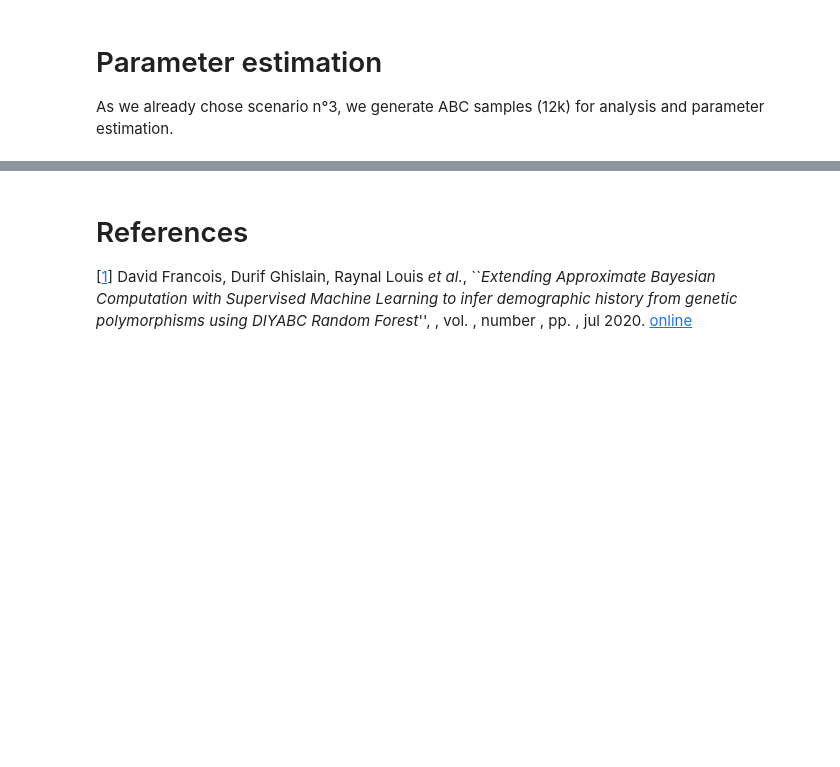
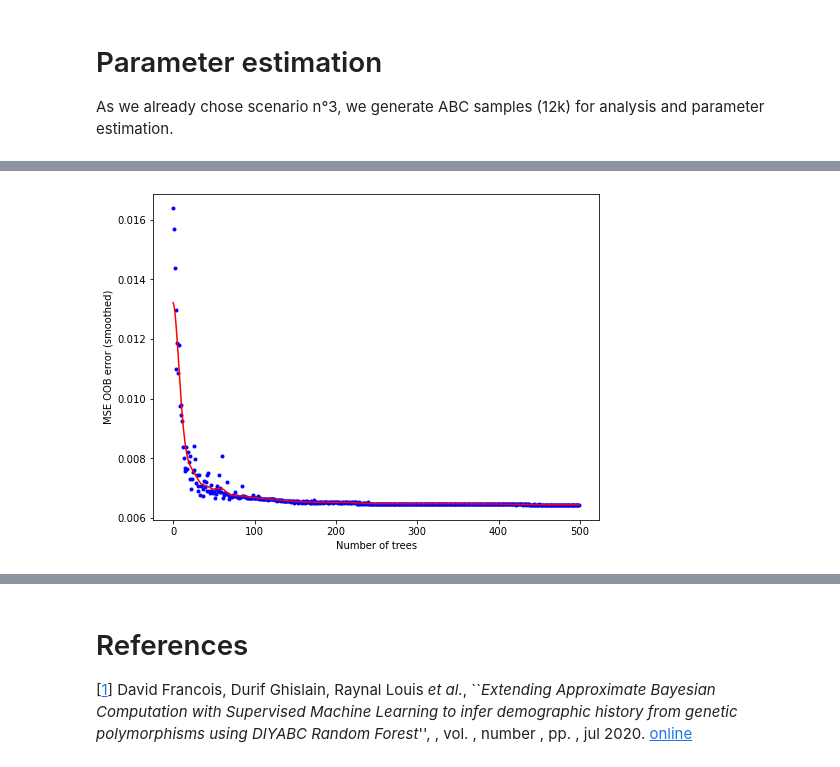
Before and after one commit to diyabc/abcranger, a Jupyter notebook: notebooks/Population genetics Demo.ipynb, the cells around one changed output, grey strips where cells are left out. Drawn from its saved outputs; the diff is of its cells as text; code cells hidden in the pictures; blank space fills up the shorter version.

Commit message:
oob error fix to estimparam

```diff
--- a/notebooks/Population genetics Demo.ipynb
+++ b/notebooks/Population genetics Demo.ipynb
@@ -142,3 +142,13 @@ Computed from the median taken as point estimate
+# %%
+ntree_oobestimparam_error_smoothed = gaussian_filter1d(postres.ntree_oob_error, sigma=5.0)
+plt.figure(figsize=(8,6))
+plt.scatter(range(ntree),postres.ntree_oob_error,color='b',marker='.')
+plt.plot(ntree_oobestimparam_error_smoothed,'r')
+#plt.yscale('log')
+plt.xlabel('Number of trees')
+plt.ylabel('MSE OOB error (smoothed)');
+# %% [output]
+[figure, added]
 # %%
 from scipy.stats import gaussian_kde
 ra_reality = 0.3
```
Also changed, not shown: parts of 6 cells of this notebook, 3 other files.
